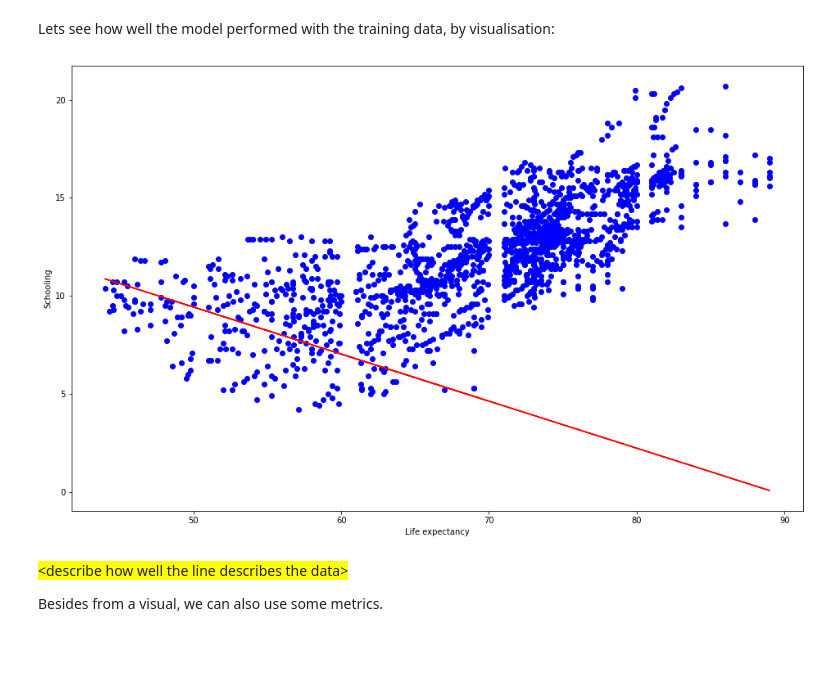
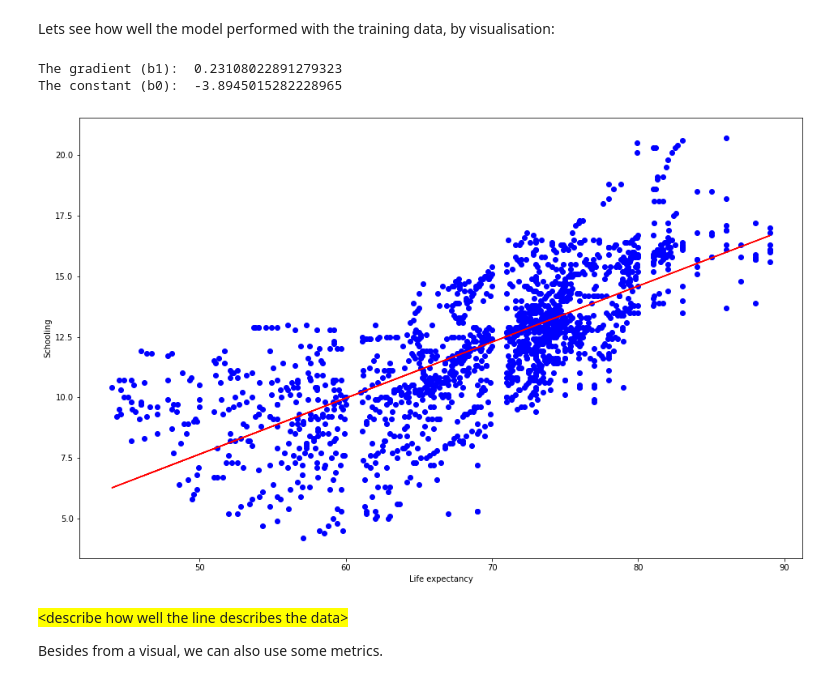
Before and after one commit to CyberPim/Python-assignments, a Jupyter notebook: Session 4/DMS - S4 - Assignment 1 - Template.ipynb, the cells around one changed output. Drawn from its saved outputs; the diff is of its cells as text; code cells hidden in the pictures; blank space fills up the shorter version.

```diff
--- a/Session 4/DMS - S4 - Assignment 1 - Template.ipynb
+++ b/Session 4/DMS - S4 - Assignment 1 - Template.ipynb
@@ -171,25 +170,30 @@ Now setup the linear regression model and fit our training data:
 Lets see how well the model performed with the training data, by visualisation:
 # %%
 #add code to show scatterplot with the regression line
-# sx2 = x.var()
-# mxy = np.array(x*y).mean()
-# b1=(mxy-x.mean()*y.mean())/sx2
-# print("The gradient (b1): ", b1)
 
-# b0=y.mean()-b1*x.mean()
-# print("The constant (b0): ",b0)
+# Using the 'By hand' method
+sx2 = x.var()
+mxy = np.array(x*y).mean()
+b1=(mxy-x.mean()*y.mean())/sx2
+print("The gradient (b1): ", b1)
 
-# myPrediction = b0 + b1*x
+b0=y.mean()-b1*x.mean()
+print("The constant (b0): ",b0)
 
+myPrediction = b0 + b1*x
+
+# Show scatterplot with regression line
 plt.scatter(x, y, c='blue')
-plt.plot(X_test, myPrediction, c='red')
+plt.plot(x, myPrediction, c='red')
 
 plt.xlabel("Life expectancy")
 plt.ylabel("Schooling")
 
 plt.show()
 # %% [output]
+The gradient (b1):  0.23108022891279323
+The constant (b0):  -3.8945015282228965
-[figure, old version]
+[figure, new version]
 # %% [markdown]
 <span style='background:yellow'>\<describe how well the line describes the data></span>
 
```
Also changed, not shown: parts of 4 cells of this notebook, 1 other file.
